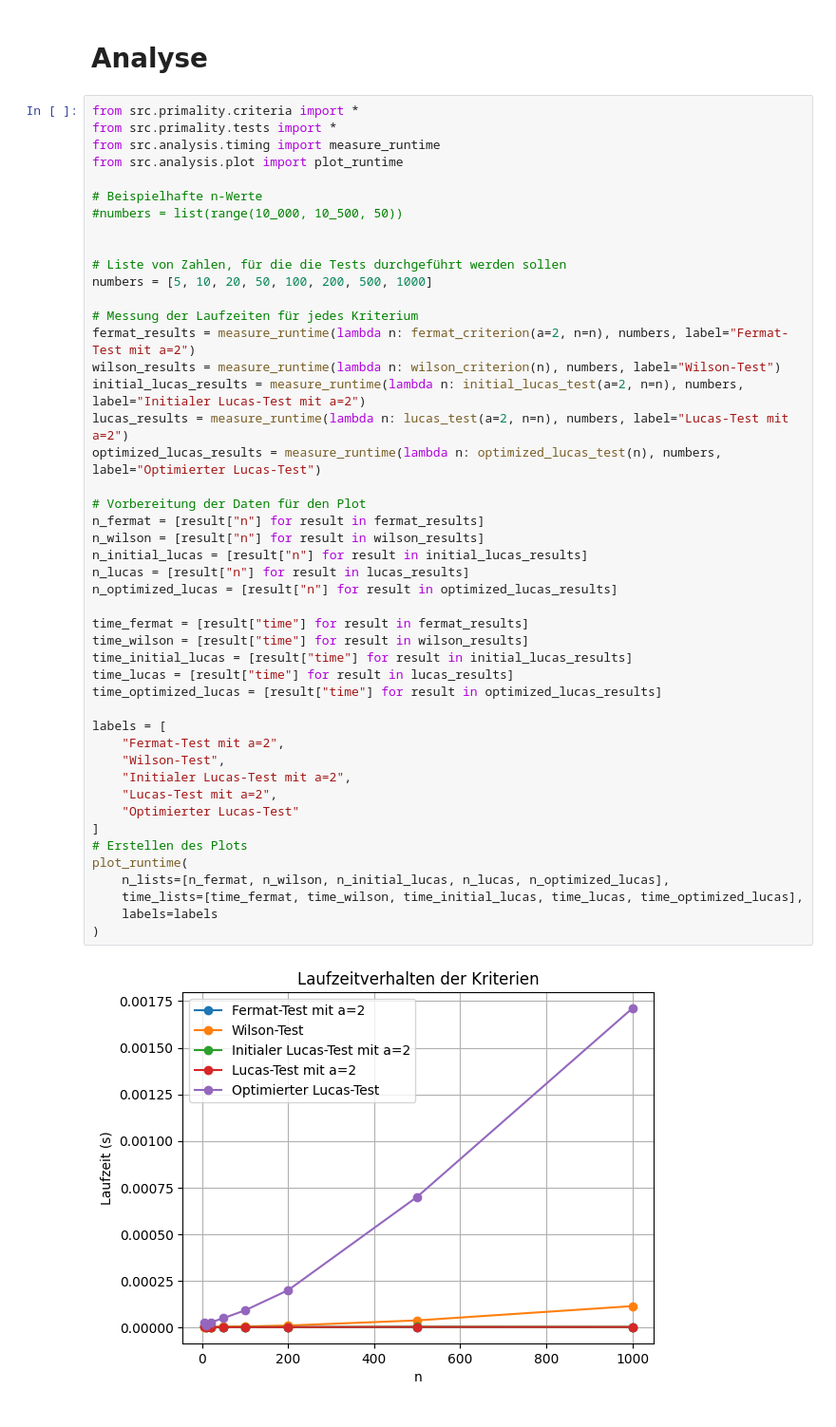
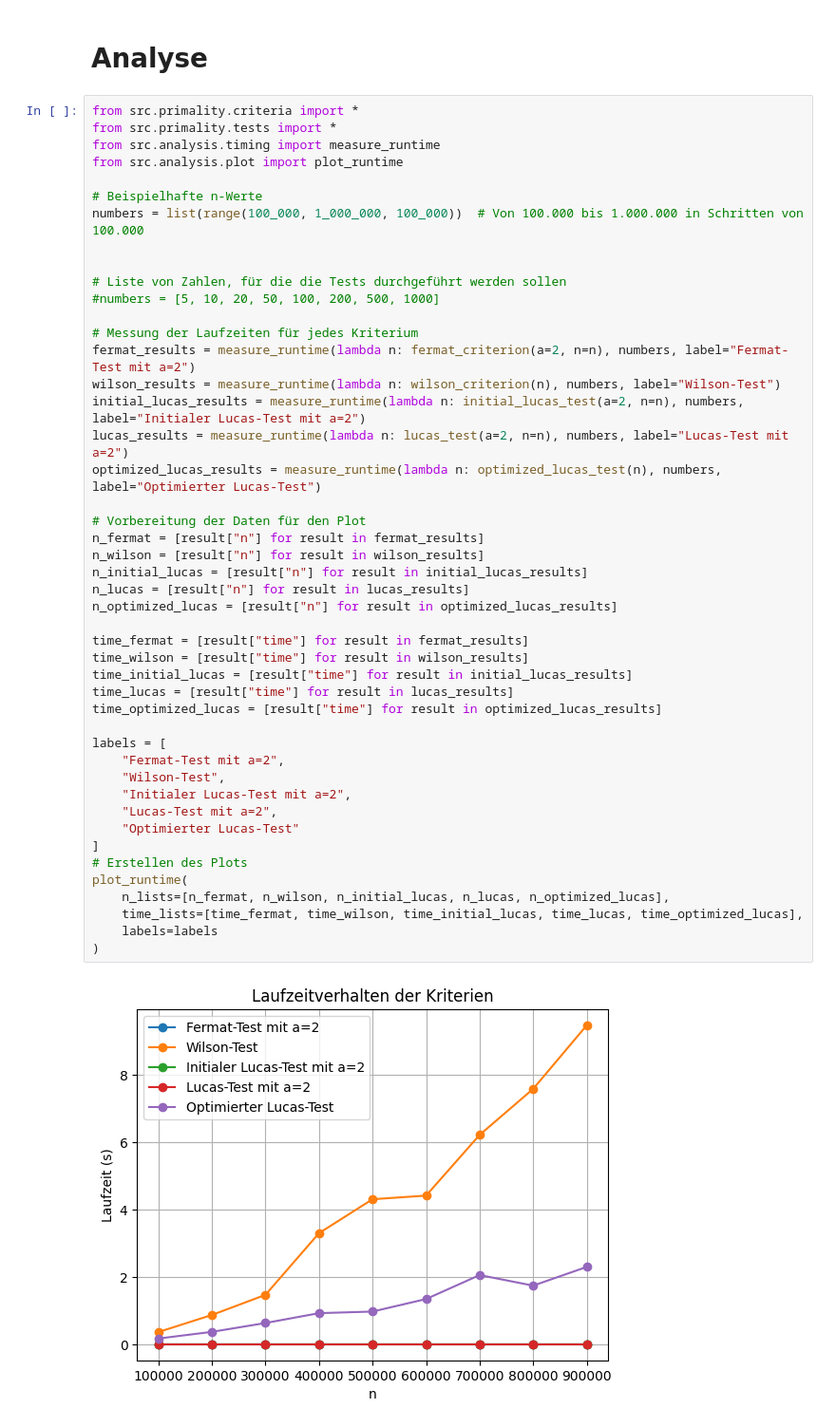
Before and after one commit to sp8cky/Primes, a Jupyter notebook: notebooks/analysis.ipynb, the cells around one changed output. Shown at 95% size. Drawn from its saved outputs; the diff is of its cells as text.

```diff
--- a/notebooks/analysis.ipynb
+++ b/notebooks/analysis.ipynb
@@ -7,11 +7,11 @@ from src.analysis.timing import measure_runtime
 from src.analysis.plot import plot_runtime
 
 # Beispielhafte n-Werte
-#numbers = list(range(10_000, 10_500, 50))
+numbers = list(range(100_000, 1_000_000, 100_000))  # Von 100.000 bis 1.000.000 in Schritten von 100.000
 
 
 # Liste von Zahlen, für die die Tests durchgeführt werden sollen
-numbers = [5, 10, 20, 50, 100, 200, 500, 1000]
+#numbers = [5, 10, 20, 50, 100, 200, 500, 1000]
 
 # Messung der Laufzeiten für jedes Kriterium
 fermat_results = measure_runtime(lambda n: fermat_criterion(a=2, n=n), numbers, label="Fermat-Test mit a=2")
@@ -20,31 +20,31 @@ initial_lucas_results = measure_runtime(lambda n: initial_lucas_test(a=2, n=n),
 lucas_results = measure_runtime(lambda n: lucas_test(a=2, n=n), numbers, label="Lucas-Test mit a=2")
 optimized_lucas_results = measure_runtime(lambda n: optimized_lucas_test(n), numbers, label="Optimierter Lucas-Test")
 
 # Vorbereitung der Daten für den Plot
 n_fermat = [result["n"] for result in fermat_results]
 n_wilson = [result["n"] for result in wilson_results]
 n_initial_lucas = [result["n"] for result in initial_lucas_results]
 n_lucas = [result["n"] for result in lucas_results]
 n_optimized_lucas = [result["n"] for result in optimized_lucas_results]
 
 time_fermat = [result["time"] for result in fermat_results]
 time_wilson = [result["time"] for result in wilson_results]
 time_initial_lucas = [result["time"] for result in initial_lucas_results]
 time_lucas = [result["time"] for result in lucas_results]
 time_optimized_lucas = [result["time"] for result in optimized_lucas_results]
 
 labels = [
     "Fermat-Test mit a=2",
     "Wilson-Test",
     "Initialer Lucas-Test mit a=2",
     "Lucas-Test mit a=2",
     "Optimierter Lucas-Test"
 ]
 # Erstellen des Plots
 plot_runtime(
     n_lists=[n_fermat, n_wilson, n_initial_lucas, n_lucas, n_optimized_lucas],
     time_lists=[time_fermat, time_wilson, time_initial_lucas, time_lucas, time_optimized_lucas],
     labels=labels
 )
 # %% [output]
-[figure, old version]
+[figure, new version]
```
